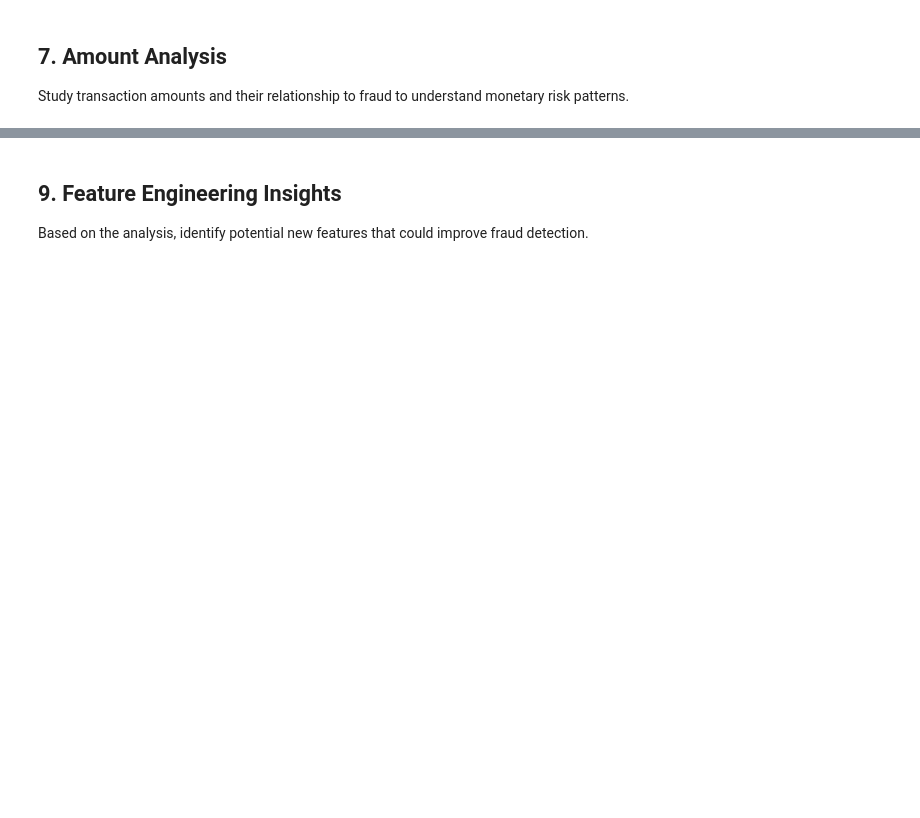
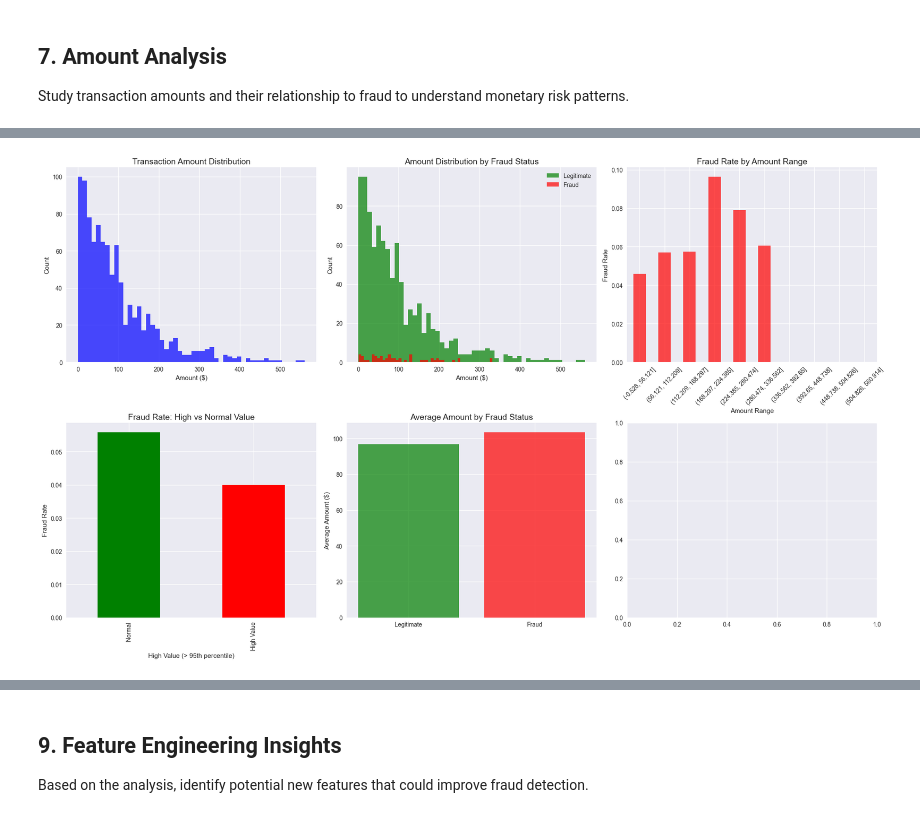
Before and after one commit to abdirehim/fraud-detection, a Jupyter notebook: notebooks/eda.ipynb, the cells around one changed output, grey strips where cells are left out. Drawn from its saved outputs; the diff is of its cells as text; code cells hidden in the pictures; blank space fills up the shorter version.

```diff
--- a/notebooks/eda.ipynb
+++ b/notebooks/eda.ipynb
@@ -205,33 +380,96 @@ if 'day_of_week' in df.columns:
 
 Study transaction amounts and their relationship to fraud to understand monetary risk patterns.
 # %%
-# Analyze transaction amounts
+# Enhanced Amount-based Analysis
+print("=== AMOUNT-BASED FRAUD PATTERNS ===\n")
+
+# Determine amount column
+amount_col = None
 if 'amount' in df.columns:
-    plt.figure(figsize=(15, 5))
+    amount_col = 'amount'
+elif 'Amount' in df.columns:
+    amount_col = 'Amount'
+elif 'purchase_value' in df.columns:
+    amount_col = 'purchase_value'
 
-    plt.subplot(1, 3, 1)
-    df['amount'].hist(bins=50, alpha=0.7)
-    plt.title('Transaction Amount Distribution')
-    plt.xlabel('Amount')
+if amount_col:
+    plt.figure(figsize=(20, 12))
+
+    # 1. Amount distribution
+    plt.subplot(2, 3, 1)
+    df[amount_col].hist(bins=50, alpha=0.7, color='blue')
+    plt.title('Transaction Amount Distribution', fontsize=14)
+    plt.xlabel('Amount ($)')
     plt.ylabel('Count')
 
-    plt.subplot(1, 3, 2)
-    df[df['fraud'] == 0]['amount'].hist(bins=50, alpha=0.7, label='Legitimate')
-    df[df['fraud'] == 1]['amount'].hist(bins=50, alpha=0.7, label='Fraud')
-    plt.title('Amount Distribution by Fraud Status')
-    plt.xlabel('Amount')
+    # 2. Amount by fraud status
+    plt.subplot(2, 3, 2)
+    df[df[target_col] == 0][amount_col].hist(bins=50, alpha=0.7, label='Legitimate', color='green')
+    df[df[target_col] == 1][amount_col].hist(bins=50, alpha=0.7, label='Fraud', color='red')
+    plt.title('Amount Distribution by Fraud Status', fontsize=14)
+    plt.xlabel('Amount ($)')
     plt.ylabel('Count')
     plt.legend()
 
-    plt.subplot(1, 3, 3)
-    # Create amount bins and calculate fraud rate
-    df['amount_bin'] = pd.cut(df['amount'], bins=10)
-    fraud_by_amount = df.groupby('amount_bin')['fraud'].mean()
-    fraud_by_amount.plot(kind='bar')
-    plt.title('Fraud Rate by Amount Range')
+    # 3. Fraud rate by amount range
+    plt.subplot(2, 3, 3)
+    df['amount_bin'] = pd.cut(df[amount_col], bins=10)
+    fraud_by_amount = df.groupby('amount_bin')[target_col].mean()
+    fraud_by_amount.plot(kind='bar', color='red', alpha=0.7)
+    plt.title('Fraud Rate by Amount Range', fontsize=14)
     plt.xlabel('Amount Range')
     plt.ylabel('Fraud Rate')
     plt.xticks(rotation=45)
 
+    # 4. High-value transaction analysis
+    plt.subplot(2, 3, 4)
+    high_value_threshold = df[amount_col].quantile(0.95)
+    df['is_high_value'] = df[amount_col] > high_value_threshold
+    high_value_fraud = df.groupby('is_high_value')[target_col].mean()
+    high_value_fraud.plot(kind='bar', color=['green', 'red'])
+    plt.title('Fraud Rate: High vs Normal Value', fontsize=14)
+    plt.xlabel('High Value (> 95th percentile)')
+    plt.ylabel('Fraud Rate')
+    plt.xticks([0, 1], ['Normal', 'High Value'])
+
+    # 5. Amount statistics by fraud status
+    plt.subplot(2, 3, 5)
+    legitimate_stats = df[df[target_col] == 0][amount_col].describe()
+    fraud_stats = df[df[target_col] == 1][amount_col].describe()
+
+    stats_df = pd.DataFrame({
+        'Legitimate': legitimate_stats,
+        'Fraud': fraud_stats
+    })
+
+    # Create bar plot of means
+    means = [legitimate_stats['mean'], fraud_stats['mean']]
+    plt.bar(['Legitimate', 'Fraud'], means, color=['green', 'red'], alpha=0.7)
+    plt.title('Average Amount by Fraud Status', fontsize=14)
+    plt.ylabel('Average Amount ($)')
+
+    # 6. Amount vs time correlation
+    plt.subplot(2, 3, 6)
+    if 'hours_to_purchase' in df.columns:
+        plt.scatter(df[df[target_col] == 0]['hours_to_purchase'],
+                   df[df[target_col] == 0][amount_col],
+                   alpha=0.5, label='Legitimate', color='green', s=20)
+        plt.scatter(df[df[target_col] == 1]['hours_to_purchase'],
+                   df[df[target_col] == 1][amount_col],
+                   alpha=0.7, label='Fraud', color='red', s=30)
+        plt.xlabel('Hours to Purchase')
+        plt.ylabel('Amount ($)')
+        plt.title('Amount vs Time to Purchase', fontsize=14)
+        plt.legend()
+
     plt.tight_layout()
     plt.show()
+
+    # Print amount statistics
+    print("Amount Statistics by Fraud Status:")
+    print(stats_df)
+
+    print(f"\nHigh-value threshold (95th percentile): ${high_value_threshold:.2f}")
+    print(f"Fraud rate for high-value transactions: {high_value_fraud[True]:.3f}")
+    print(f"Fraud rate for normal-value transactions: {high_value_fraud[False]:.3f}")
+# %% [output]
@@ -237,0 +477 @@ if 'amount' in df.columns:
+[figure, added]
```
Also changed, not shown: parts of 26 cells of this notebook, 8 other files.
